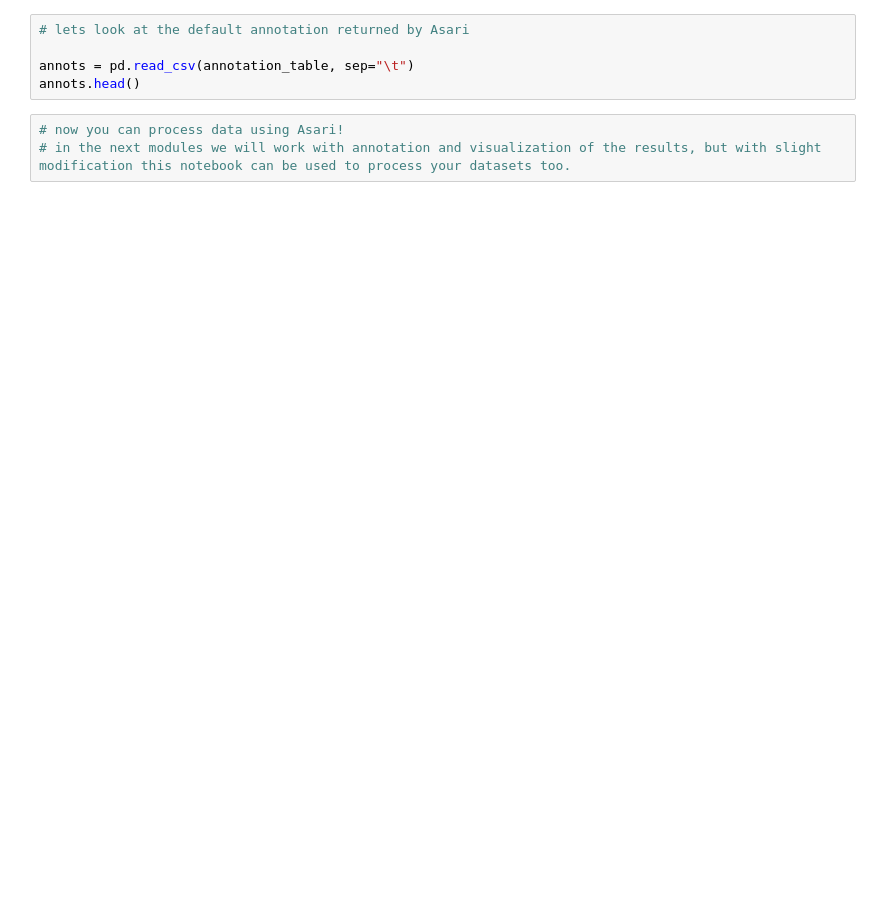
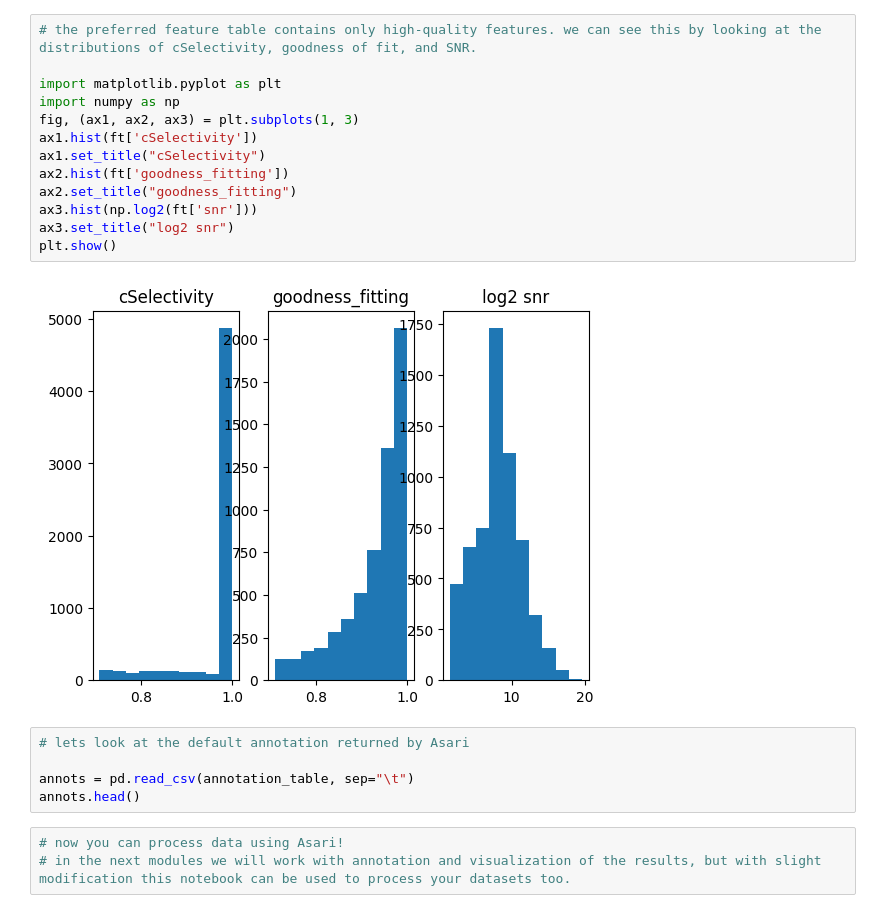
Before and after one commit to shuzhao-li-lab/MANA2024, a Jupyter notebook: Modules/Module 1 - Processing and Visualizing MS Data/1.1.MS Data Processing with Asari.ipynb, the cells around one changed output. Drawn from its saved outputs; the diff is of its cells as text; blank space fills up the shorter version.

```diff
--- a/Modules/Module 1 - Processing and Visualizing MS Data/1.1.MS Data Processing with Asari.ipynb
+++ b/Modules/Module 1 - Processing and Visualizing MS Data/1.1.MS Data Processing with Asari.ipynb
@@ -39,3 +103,18 @@ ft.head()
+# %%
+# the preferred feature table contains only high-quality features. we can see this by looking at the distributions of cSelectivity, goodness of fit, and SNR.
+
+import matplotlib.pyplot as plt
+import numpy as np
+fig, (ax1, ax2, ax3) = plt.subplots(1, 3)
+ax1.hist(ft['cSelectivity'])
+ax1.set_title("cSelectivity")
+ax2.hist(ft['goodness_fitting'])
+ax2.set_title("goodness_fitting")
+ax3.hist(np.log2(ft['snr']))
+ax3.set_title("log2 snr")
+plt.show()
+# %% [output]
+[figure, added]
 # %%
 # lets look at the default annotation returned by Asari
 
```
Also changed, not shown: parts of 10 cells of this notebook, 4 other files.
